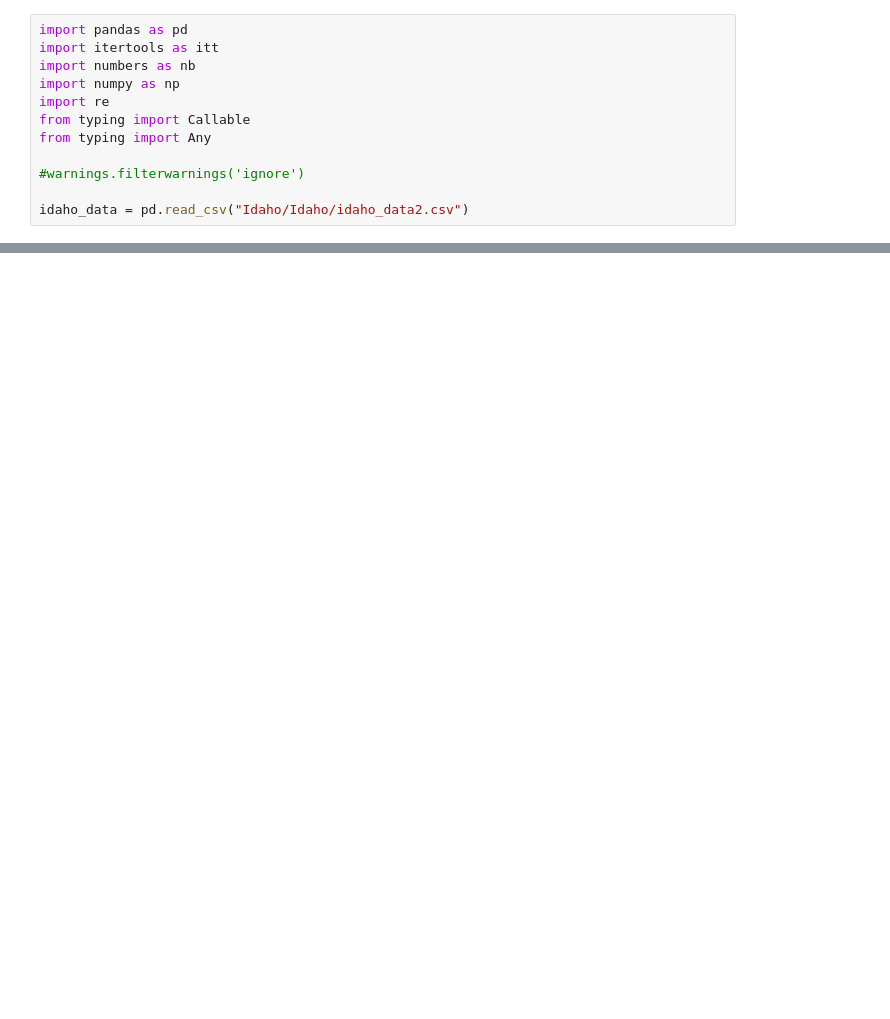
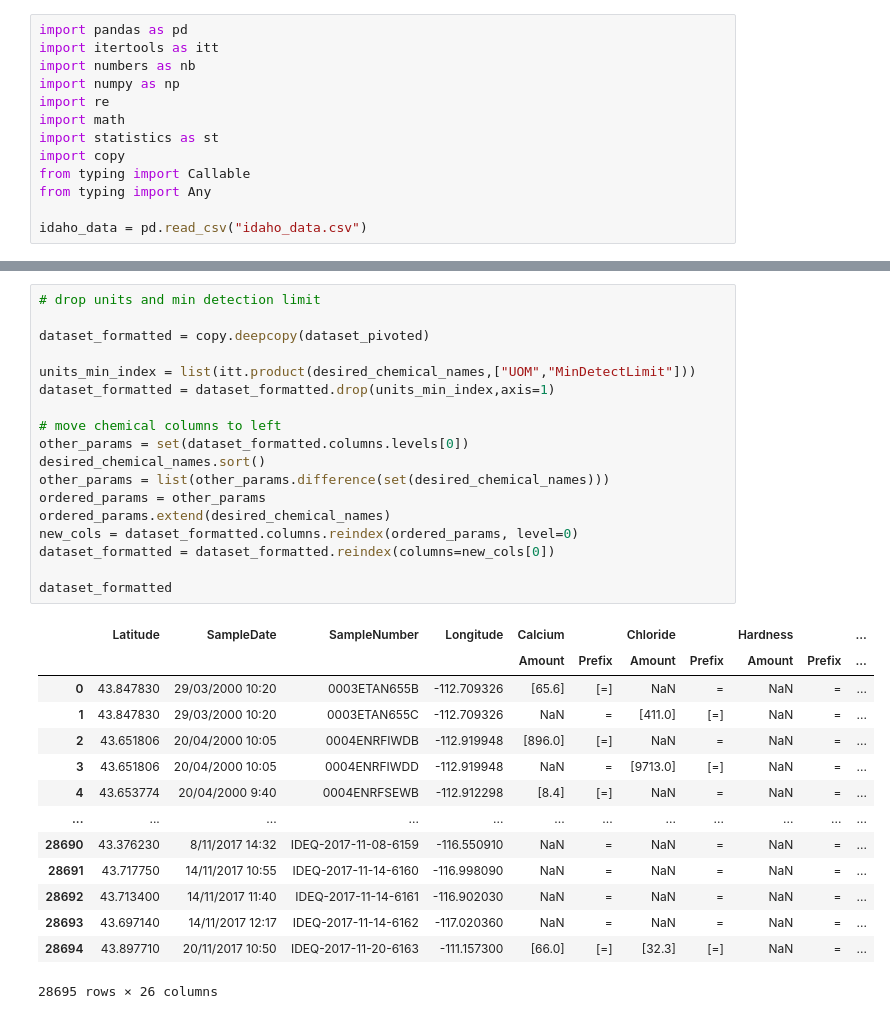
Before and after one commit to comp3988-th16-03-p39/groundwater_quality, a Jupyter notebook: Datasets/data_cleaning.ipynb, the cells around one changed output, grey strips where cells are left out. Cells and saved outputs as stored; diff of their text form; blank space fills up the shorter version.

```diff
--- a/Datasets/data_cleaning.ipynb
+++ b/Datasets/data_cleaning.ipynb
@@ -4,10 +4,11 @@ import itertools as itt
 import numbers as nb
 import numpy as np
 import re
+import math
+import statistics as st
+import copy
 from typing import Callable
 from typing import Any
 
-#warnings.filterwarnings('ignore')
-
-idaho_data = pd.read_csv("Idaho/Idaho/idaho_data2.csv")
+idaho_data = pd.read_csv("idaho_data.csv")
 # %%
@@ -148,0 +324,33 @@ dataset_pivoted
+# %%
+# drop units and min detection limit
+
+dataset_formatted = copy.deepcopy(dataset_pivoted)
+
+units_min_index = list(itt.product(desired_chemical_names,["UOM","MinDetectLimit"]))
+dataset_formatted = dataset_formatted.drop(units_min_index,axis=1)
+
+# move chemical columns to left
+other_params = set(dataset_formatted.columns.levels[0])
+desired_chemical_names.sort()
+other_params = list(other_params.difference(set(desired_chemical_names)))
+ordered_params = other_params
+ordered_params.extend(desired_chemical_names)
+new_cols = dataset_formatted.columns.reindex(ordered_params, level=0)
+dataset_formatted = dataset_formatted.reindex(columns=new_cols[0])
+
+dataset_formatted
+# %% [output]
+|  | Latitude | SampleDate | SampleNumber | Longitude | Calcium |  | Chloride |  | Hardness |  | ... |
+|  |  |  |  |  | Amount | Prefix | Amount | Prefix | Amount | Prefix | ... |
+| 0 | 43.847830 | 29/03/2000 10:20 | 0003ETAN655B | -112.709326 | [65.6] | [=] | NaN | = | NaN | = | ... |
+| 1 | 43.847830 | 29/03/2000 10:20 | 0003ETAN655C | -112.709326 | NaN | = | [411.0] | [=] | NaN | = | ... |
+| 2 | 43.651806 | 20/04/2000 10:05 | 0004ENRFIWDB | -112.919948 | [896.0] | [=] | NaN | = | NaN | = | ... |
+| 3 | 43.651806 | 20/04/2000 10:05 | 0004ENRFIWDD | -112.919948 | NaN | = | [9713.0] | [=] | NaN | = | ... |
+| 4 | 43.653774 | 20/04/2000 9:40 | 0004ENRFSEWB | -112.912298 | [8.4] | [=] | NaN | = | NaN | = | ... |
+| ... | ... | ... | ... | ... | ... | ... | ... | ... | ... | ... | ... |
+| 28690 | 43.376230 | 8/11/2017 14:32 | IDEQ-2017-11-08-6159 | -116.550910 | NaN | = | NaN | = | NaN | = | ... |
+| 28691 | 43.717750 | 14/11/2017 10:55 | IDEQ-2017-11-14-6160 | -116.998090 | NaN | = | NaN | = | NaN | = | ... |
+| 28692 | 43.713400 | 14/11/2017 11:40 | IDEQ-2017-11-14-6161 | -116.902030 | NaN | = | NaN | = | NaN | = | ... |
+| 28693 | 43.697140 | 14/11/2017 12:17 | IDEQ-2017-11-14-6162 | -117.020360 | NaN | = | NaN | = | NaN | = | ... |
+| 28694 | 43.897710 | 20/11/2017 10:50 | IDEQ-2017-11-20-6163 | -111.157300 | [66.0] | [=] | [32.3] | [=] | NaN | = | ... |
+28695 rows × 26 columns
```
Also changed, not shown: parts of 11 cells of this notebook.
